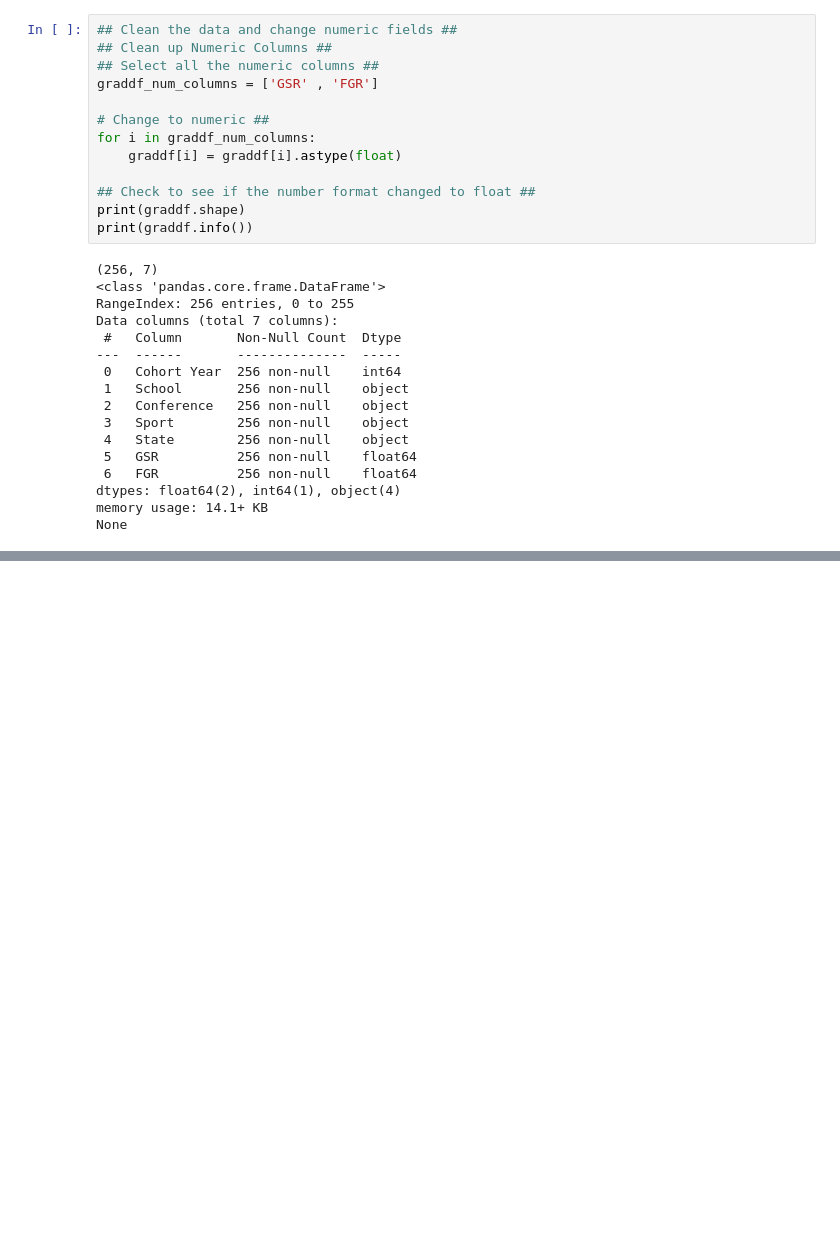
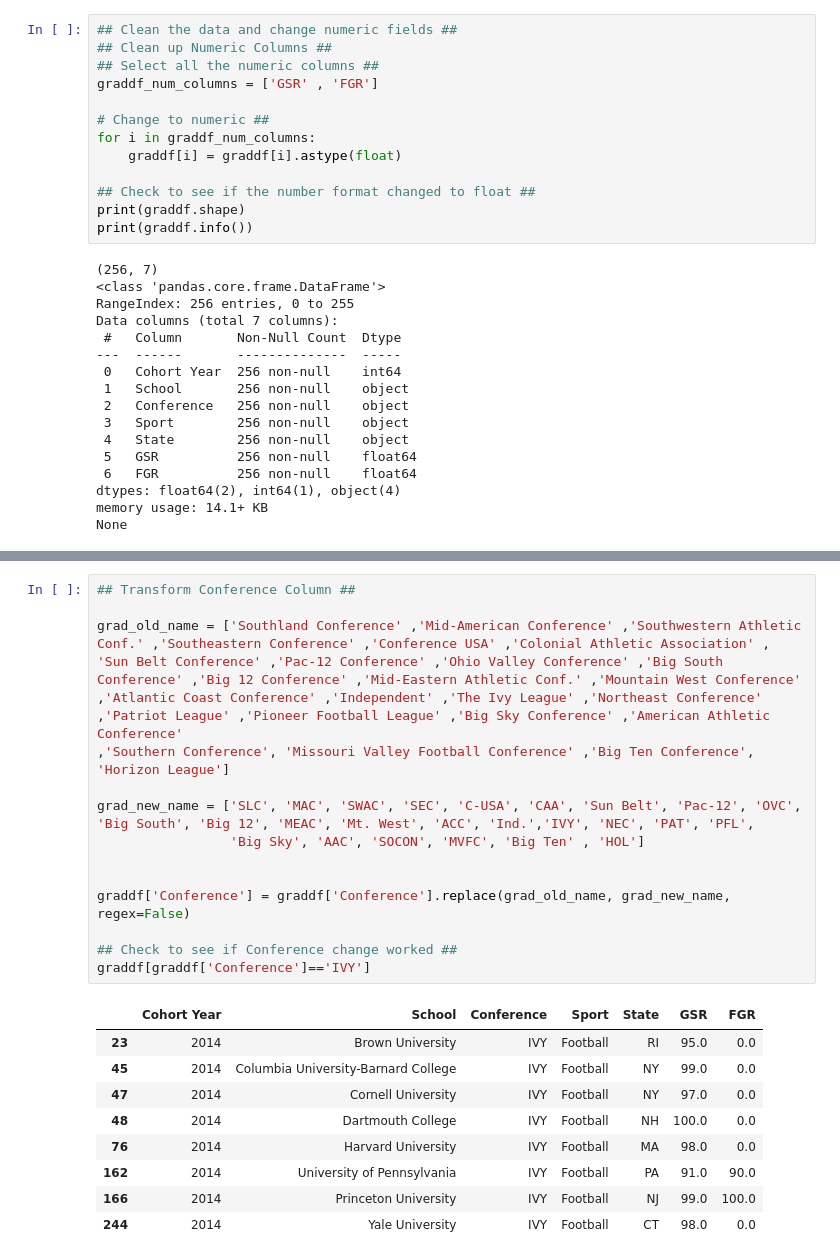
Before and after one commit to Champioa00/LAB1, a Jupyter notebook: Lab1Workingsession.ipynb, the cells around one changed output, grey strips where cells are left out. Cells and saved outputs as stored; diff of their text form; blank space fills up the shorter version.

```diff
--- a/Lab1Workingsession.ipynb
+++ b/Lab1Workingsession.ipynb
@@ -385,0 +395,26 @@ print(len(recordsdf.CONFERENCE.unique()), recordsdf.CONFERENCE.unique())
+# %%
+## Transform Conference Column ##
+
+grad_old_name = ['Southland Conference' ,'Mid-American Conference' ,'Southwestern Athletic Conf.' ,'Southeastern Conference' ,'Conference USA' ,'Colonial Athletic Association' ,
+'Sun Belt Conference' ,'Pac-12 Conference' ,'Ohio Valley Conference' ,'Big South Conference' ,'Big 12 Conference' ,'Mid-Eastern Athletic Conf.' ,'Mountain West Conference'
+,'Atlantic Coast Conference' ,'Independent' ,'The Ivy League' ,'Northeast Conference' ,'Patriot League' ,'Pioneer Football League' ,'Big Sky Conference' ,'American Athletic Conference'
+,'Southern Conference', 'Missouri Valley Football Conference' ,'Big Ten Conference', 'Horizon League']
+
+grad_new_name = ['SLC', 'MAC', 'SWAC', 'SEC', 'C-USA', 'CAA', 'Sun Belt', 'Pac-12', 'OVC', 'Big South', 'Big 12', 'MEAC', 'Mt. West', 'ACC', 'Ind.','IVY', 'NEC', 'PAT', 'PFL',
+                 'Big Sky', 'AAC', 'SOCON', 'MVFC', 'Big Ten' , 'HOL']
+
+
+graddf['Conference'] = graddf['Conference'].replace(grad_old_name, grad_new_name, regex=False)
+
+## Check to see if Conference change worked ##
+graddf[graddf['Conference']=='IVY']
+# %% [output]
+|  | Cohort Year | School | Conference | Sport | State | GSR | FGR |
+| 23 | 2014 | Brown University | IVY | Football | RI | 95.0 | 0.0 |
+| 45 | 2014 | Columbia University-Barnard College | IVY | Football | NY | 99.0 | 0.0 |
+| 47 | 2014 | Cornell University | IVY | Football | NY | 97.0 | 0.0 |
+| 48 | 2014 | Dartmouth College | IVY | Football | NH | 100.0 | 0.0 |
+| 76 | 2014 | Harvard University | IVY | Football | MA | 98.0 | 0.0 |
+| 162 | 2014 | University of Pennsylvania | IVY | Football | PA | 91.0 | 90.0 |
+| 166 | 2014 | Princeton University | IVY | Football | NJ | 99.0 | 100.0 |
+| 244 | 2014 | Yale University | IVY | Football | CT | 98.0 | 0.0 |
```
Also changed, not shown: parts of 1 cell of this notebook.
